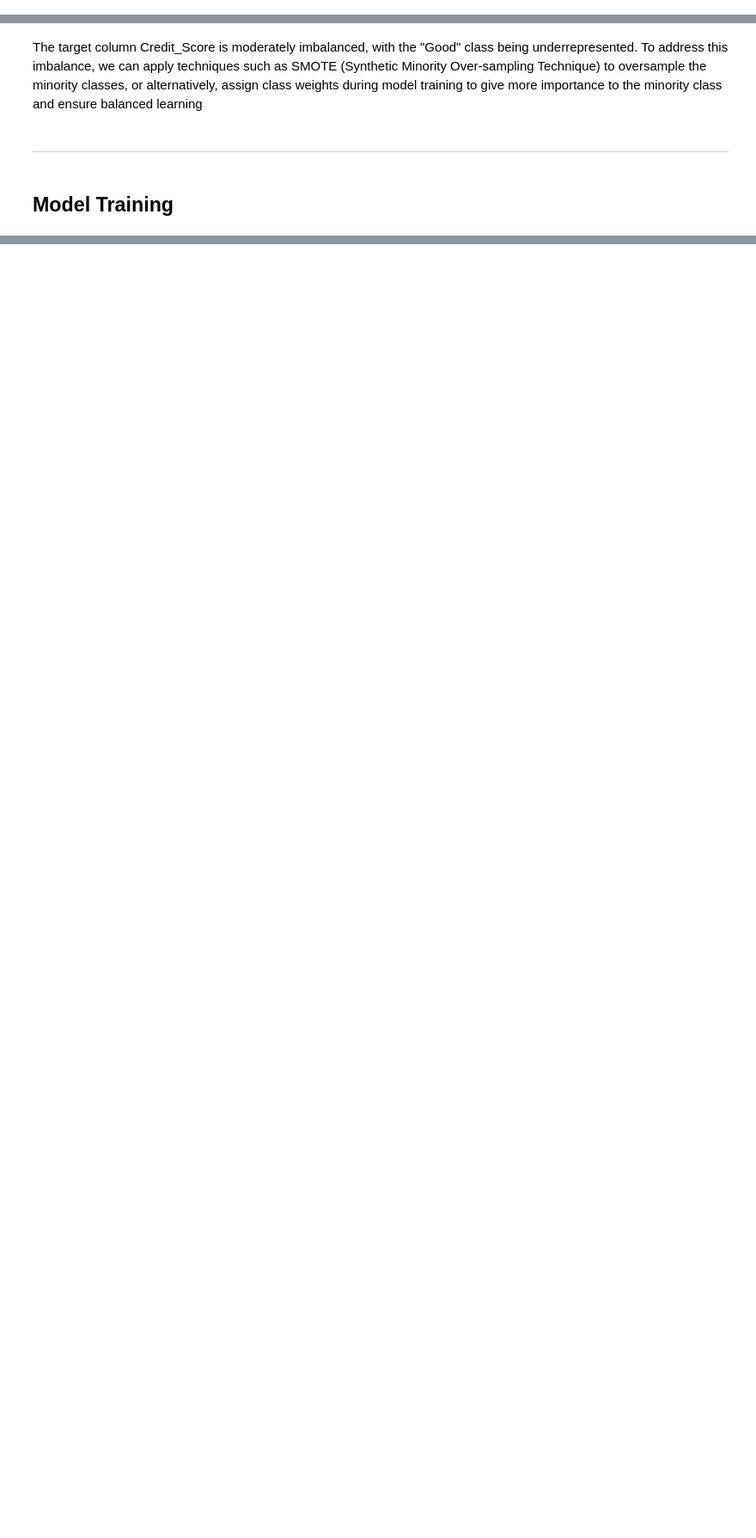
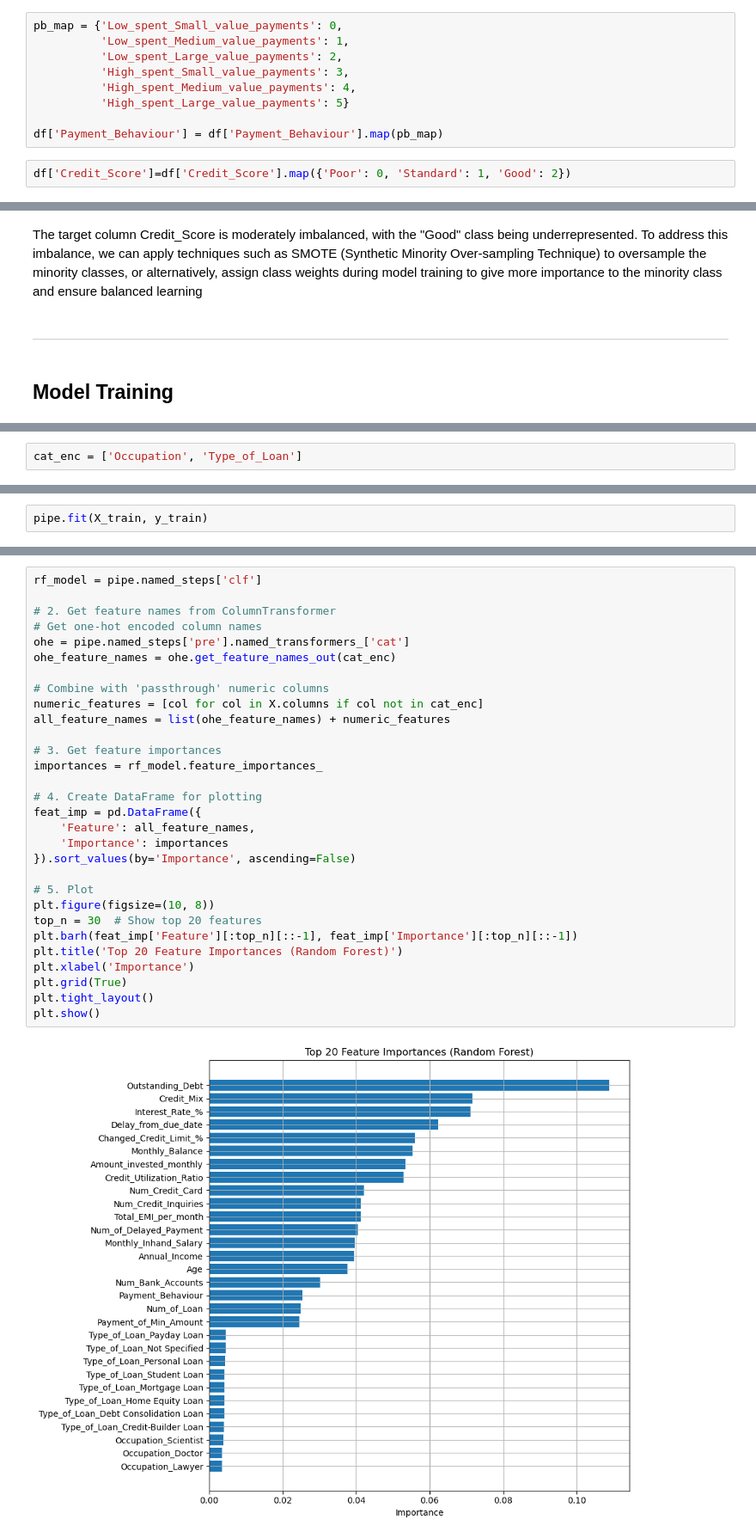
Before and after one commit to danisharain12/Credit-Score-Classification, a Jupyter notebook: Credit Score Classification.ipynb, the cells around one changed output, grey strips where cells are left out. Shown at 86% size. Saved outputs shown, nothing was run; the diff lists cells and outputs as text; blank space fills up the shorter version.

Commit message:
Working on Model

```diff
--- a/Credit Score Classification.ipynb
+++ b/Credit Score Classification.ipynb
@@ -1085,0 +1088,11 @@ df = df.drop(columns=[col for col in cat if df[col].nunique() > thres])
+# %%
+pb_map = {'Low_spent_Small_value_payments': 0,
+          'Low_spent_Medium_value_payments': 1,
+          'Low_spent_Large_value_payments': 2,
+          'High_spent_Small_value_payments': 3,
+          'High_spent_Medium_value_payments': 4,
+          'High_spent_Large_value_payments': 5}
+
+df['Payment_Behaviour'] = df['Payment_Behaviour'].map(pb_map)
+# %%
+df['Credit_Score']=df['Credit_Score'].map({'Poor': 0, 'Standard': 1, 'Good': 2})
@@ -1110,3 +1124,5 @@ from sklearn.ensemble import RandomForestClassifier
 from sklearn.tree import DecisionTreeClassifier
 from sklearn.neighbors import KNeighborsClassifier
 from sklearn.metrics import accuracy_score, classification_report, confusion_matrix
+# %%
+cat_enc = ['Occupation', 'Type_of_Loan']
@@ -1112,0 +1148,2 @@ from sklearn.metrics import accuracy_score, classification_report, confusion_mat
+# %%
+pipe.fit(X_train, y_train)
@@ -1112,0 +1195,32 @@ from sklearn.metrics import accuracy_score, classification_report, confusion_mat
+# %%
+rf_model = pipe.named_steps['clf']
+
+# 2. Get feature names from ColumnTransformer
+# Get one-hot encoded column names
+ohe = pipe.named_steps['pre'].named_transformers_['cat']
+ohe_feature_names = ohe.get_feature_names_out(cat_enc)
+
+# Combine with 'passthrough' numeric columns
+numeric_features = [col for col in X.columns if col not in cat_enc]
+all_feature_names = list(ohe_feature_names) + numeric_features
+
+# 3. Get feature importances
+importances = rf_model.feature_importances_
+
+# 4. Create DataFrame for plotting
+feat_imp = pd.DataFrame({
+    'Feature': all_feature_names,
+    'Importance': importances
+}).sort_values(by='Importance', ascending=False)
+
+# 5. Plot
+plt.figure(figsize=(10, 8))
+top_n = 30  # Show top 20 features
+plt.barh(feat_imp['Feature'][:top_n][::-1], feat_imp['Importance'][:top_n][::-1])
+plt.title('Top 20 Feature Importances (Random Forest)')
+plt.xlabel('Importance')
+plt.grid(True)
+plt.tight_layout()
+plt.show()
+# %% [output]
+[figure, added]
```
Also changed, not shown: parts of 21 cells of this notebook.
